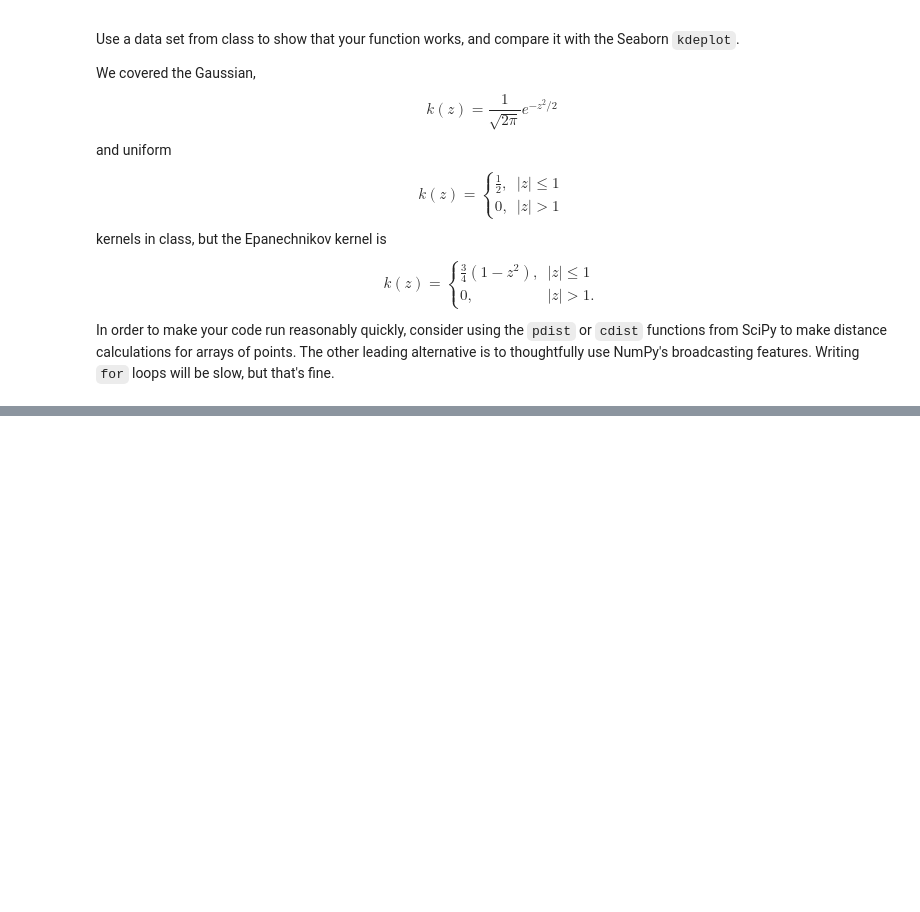
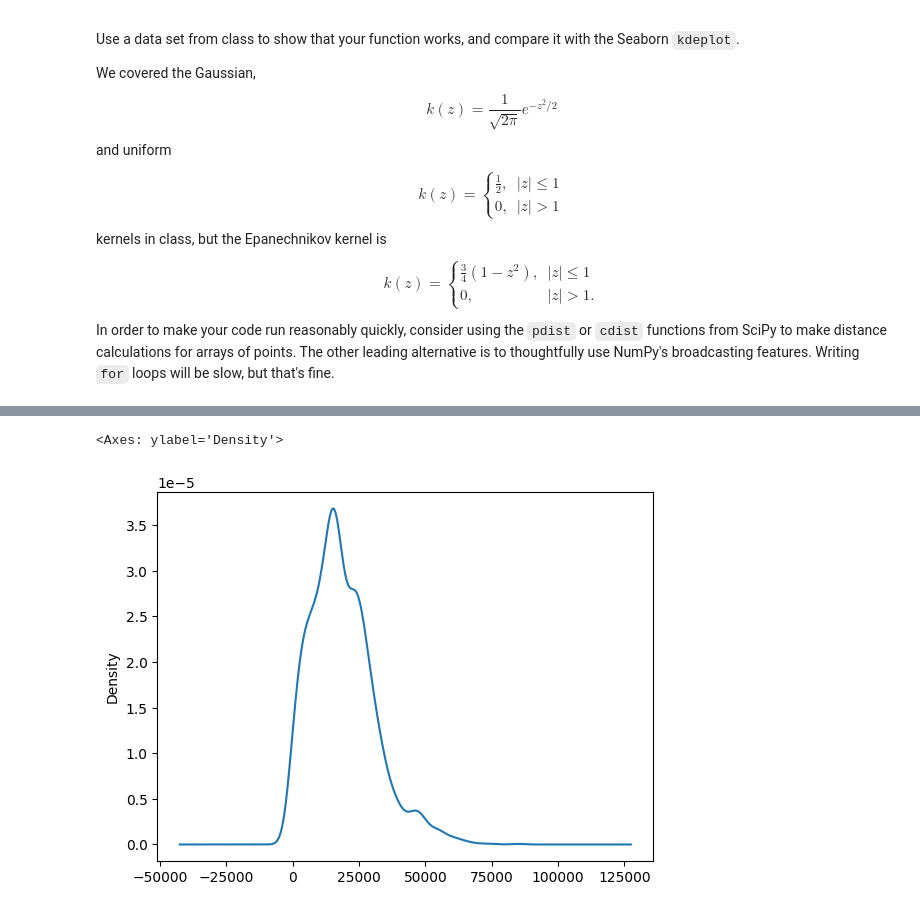
Before and after one commit to btw257-ui/KNN, a Jupyter notebook: assignment/assignment.ipynb, the cells around one changed output, grey strips where cells are left out. Saved outputs shown, nothing was run; the diff lists cells and outputs as text; code cells hidden in the pictures; blank space fills up the shorter version.

```diff
--- a/assignment/assignment.ipynb
+++ b/assignment/assignment.ipynb
@@ -127,0 +238,5 @@ In order to make your code run reasonably quickly, consider using the `pdist` or
+# %%
+q2df['price'].plot.density()
+# %% [output]
+<Axes: ylabel='Density'>
+[figure, added]
```
Also changed, not shown: parts of 8 cells of this notebook.
